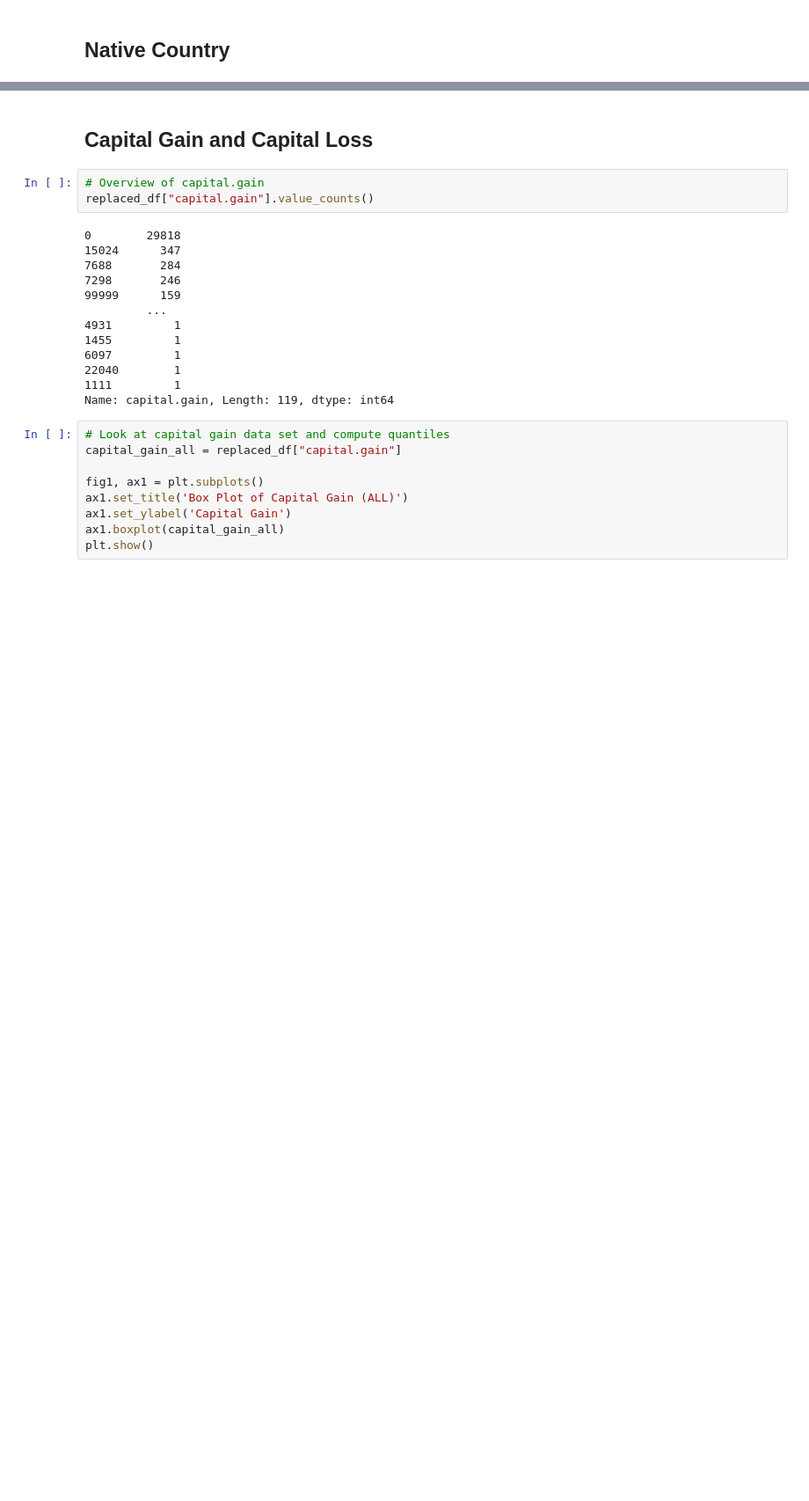
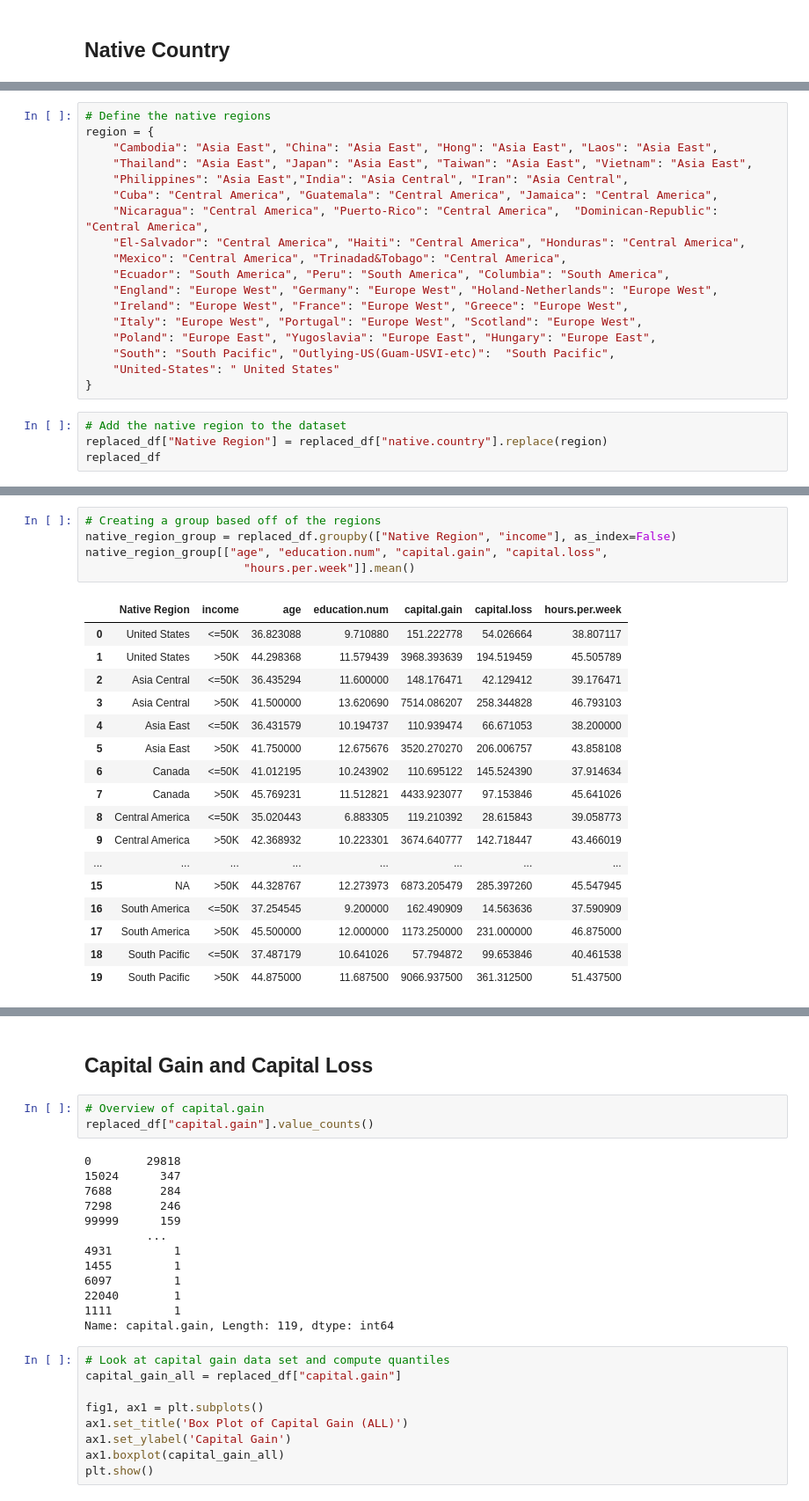
Before and after one commit to markerickson314/project-one, a Jupyter notebook: Jeanine.ipynb, the cells around one changed output, grey strips where cells are left out. Shown at 88% size. Cells and saved outputs as stored; diff of their text form; blank space fills up the shorter version.

```diff
--- a/Jeanine.ipynb
+++ b/Jeanine.ipynb
@@ -552,0 +643,22 @@ Europe East = [ Poland,  Yugoslavia,  Hungary]
+# %%
+# Define the native regions
+region = {
+    "Cambodia": "Asia East", "China": "Asia East", "Hong": "Asia East", "Laos": "Asia East",
+    "Thailand": "Asia East", "Japan": "Asia East", "Taiwan": "Asia East", "Vietnam": "Asia East",
+    "Philippines": "Asia East","India": "Asia Central", "Iran": "Asia Central",
+    "Cuba": "Central America", "Guatemala": "Central America", "Jamaica": "Central America",
+    "Nicaragua": "Central America", "Puerto-Rico": "Central America",  "Dominican-Republic": "Central America",
+    "El-Salvador": "Central America", "Haiti": "Central America", "Honduras": "Central America",
+    "Mexico": "Central America", "Trinadad&Tobago": "Central America",
+    "Ecuador": "South America", "Peru": "South America", "Columbia": "South America",
+    "England": "Europe West", "Germany": "Europe West", "Holand-Netherlands": "Europe West",
+    "Ireland": "Europe West", "France": "Europe West", "Greece": "Europe West",
+    "Italy": "Europe West", "Portugal": "Europe West", "Scotland": "Europe West",
+    "Poland": "Europe East", "Yugoslavia": "Europe East", "Hungary": "Europe East",
+    "South": "South Pacific", "Outlying-US(Guam-USVI-etc)":  "South Pacific",
+    "United-States": " United States"
+}
+# %%
+# Add the native region to the dataset
+replaced_df["Native Region"] = replaced_df["native.country"].replace(region)
+replaced_df
@@ -552,0 +679,23 @@ Europe East = [ Poland,  Yugoslavia,  Hungary]
+# %%
+# Creating a group based off of the regions
+native_region_group = replaced_df.groupby(["Native Region", "income"], as_index=False)
+native_region_group[["age", "education.num", "capital.gain", "capital.loss",
+                       "hours.per.week"]].mean()
+# %% [output]
+|  | Native Region | income | age | education.num | capital.gain | capital.loss | hours.per.week |
+| 0 | United States | <=50K | 36.823088 | 9.710880 | 151.222778 | 54.026664 | 38.807117 |
+| 1 | United States | >50K | 44.298368 | 11.579439 | 3968.393639 | 194.519459 | 45.505789 |
+| 2 | Asia Central | <=50K | 36.435294 | 11.600000 | 148.176471 | 42.129412 | 39.176471 |
+| 3 | Asia Central | >50K | 41.500000 | 13.620690 | 7514.086207 | 258.344828 | 46.793103 |
+| 4 | Asia East | <=50K | 36.431579 | 10.194737 | 110.939474 | 66.671053 | 38.200000 |
+| 5 | Asia East | >50K | 41.750000 | 12.675676 | 3520.270270 | 206.006757 | 43.858108 |
+| 6 | Canada | <=50K | 41.012195 | 10.243902 | 110.695122 | 145.524390 | 37.914634 |
+| 7 | Canada | >50K | 45.769231 | 11.512821 | 4433.923077 | 97.153846 | 45.641026 |
+| 8 | Central America | <=50K | 35.020443 | 6.883305 | 119.210392 | 28.615843 | 39.058773 |
+| 9 | Central America | >50K | 42.368932 | 10.223301 | 3674.640777 | 142.718447 | 43.466019 |
+| ... | ... | ... | ... | ... | ... | ... | ... |
+| 15 | NA | >50K | 44.328767 | 12.273973 | 6873.205479 | 285.397260 | 45.547945 |
+| 16 | South America | <=50K | 37.254545 | 9.200000 | 162.490909 | 14.563636 | 37.590909 |
+| 17 | South America | >50K | 45.500000 | 12.000000 | 1173.250000 | 231.000000 | 46.875000 |
+| 18 | South Pacific | <=50K | 37.487179 | 10.641026 | 57.794872 | 99.653846 | 40.461538 |
+| 19 | South Pacific | >50K | 44.875000 | 11.687500 | 9066.937500 | 361.312500 | 51.437500 |
```
Also changed, not shown: parts of 23 cells of this notebook, 1 other file.
